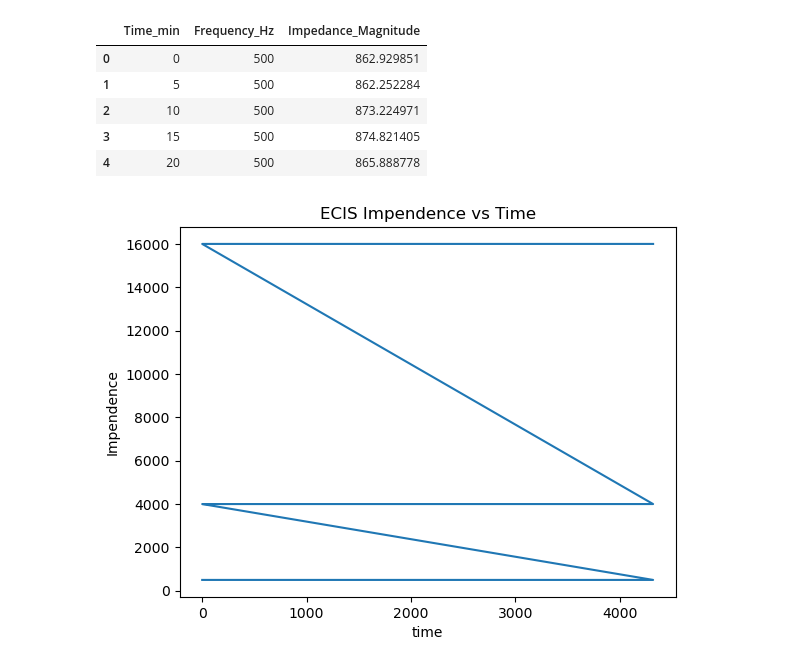
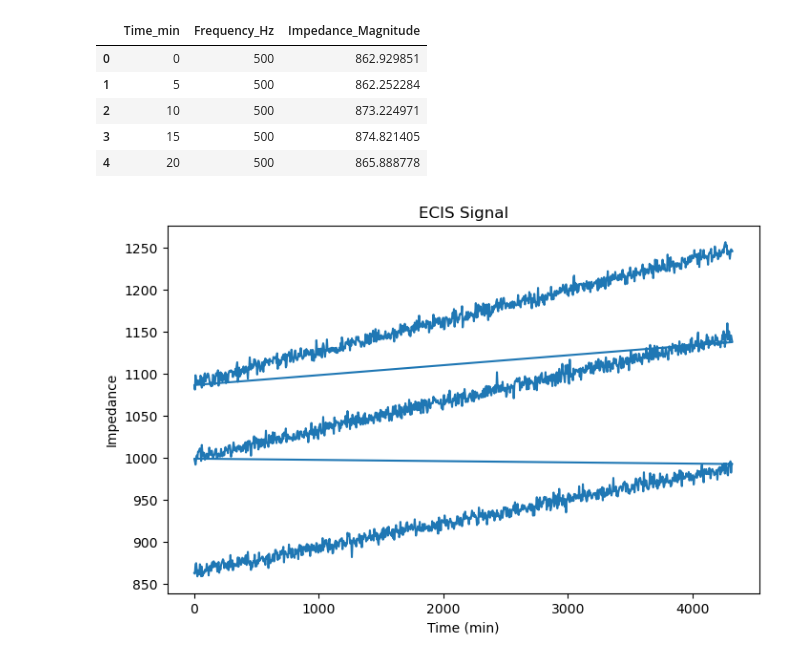
Before and after one commit to DanyaLeyva/ECIS-drug-timing-analysis, a Jupyter notebook: notebooks/ECIS_analysis.ipynb, the cells around one changed output. Saved outputs shown, nothing was run; the diff lists cells and outputs as text; code cells hidden in the pictures.

Commit message:
Completed pilot analysis with replicate comparison and variance estimation

```diff
--- a/notebooks/ECIS_analysis.ipynb
+++ b/notebooks/ECIS_analysis.ipynb
@@ -28,6 +20,9 @@ os.listdir("data/ecis_simulated_pilot (1)")
 # %%
 import pandas as pd
-df = pd.read_csv("data/ecis_simulated_pilot (1)/pilot_sim_001_C1_R1.csv")
+
+file = "../data/ecis_simulated_pilot (1)/pilot_sim_001_C1_R1.csv"
+df = pd.read_csv(file)
+
 df.head()
 # %% [output]
 |  | Time_min | Frequency_Hz | Impedance_Magnitude |
@@ -38,10 +33,14 @@ df.head()
 | 4 | 20 | 500 | 865.888778 |
 # %%
 import matplotlib.pyplot as plt
-plt.plot(df.iloc[:,0], df.iloc[ :, 1])
-plt.xlabel("time")
-plt.ylabel("Impendence")
-plt.title("ECIS Impendence vs Time")
+
+plt.figure(figsize=(8,5))
+plt.plot(df["Time_min"], df["Impedance_Magnitude"])
+
+plt.xlabel("Time (min)")
+plt.ylabel("Impedance")
+plt.title("ECIS Signal")
+
 plt.show()
 # %% [output]
-[figure, old version]
+[figure, new version]
```
Also changed, not shown: parts of 9 cells of this notebook.
